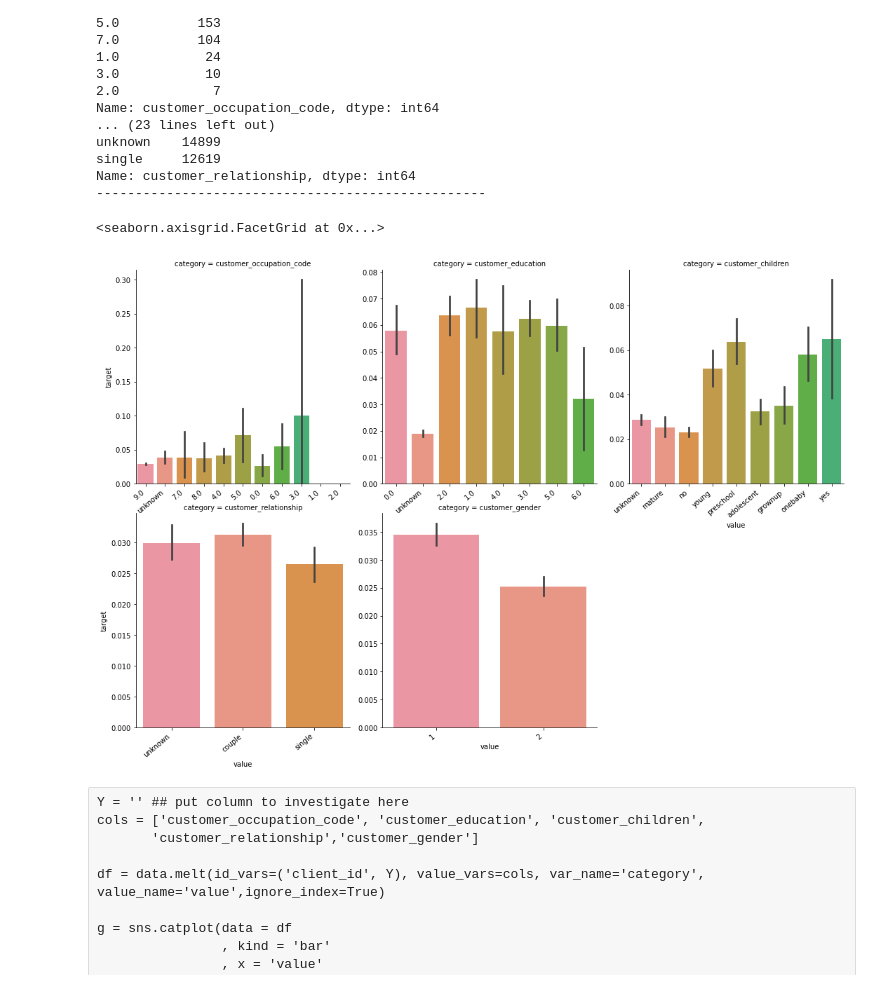
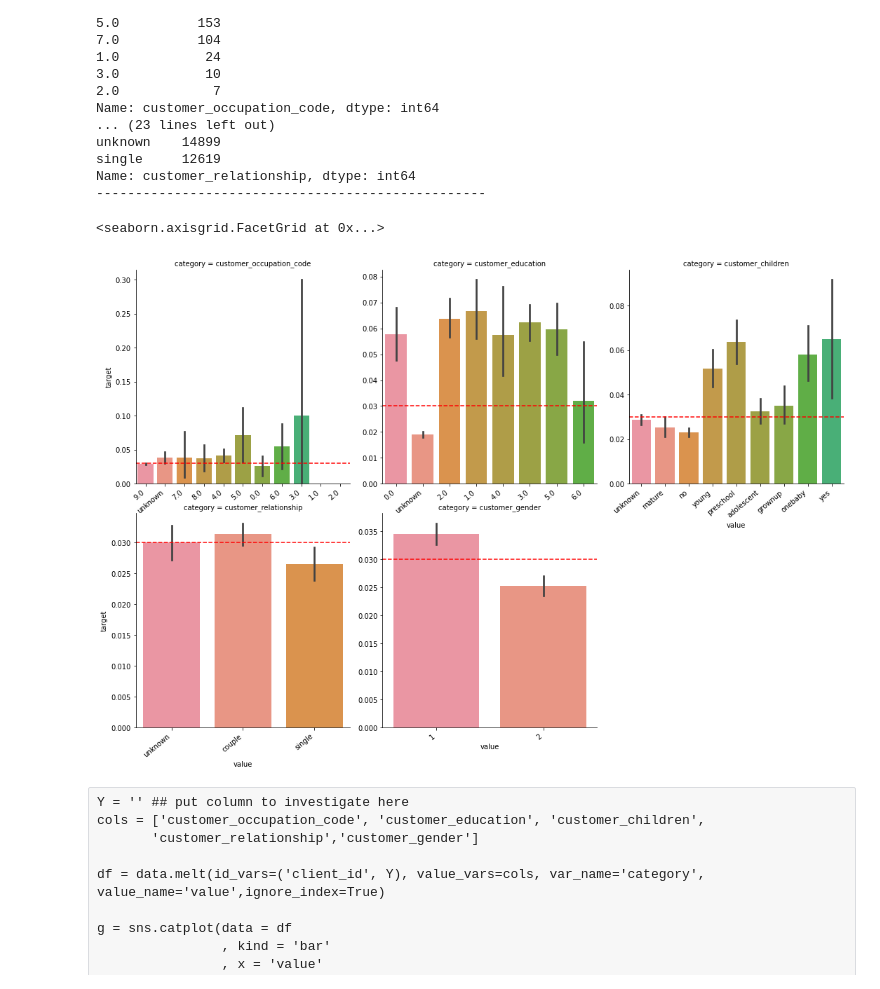
Before and after one commit to DPintacasi/BA1_Churn, a Jupyter notebook: notebooks/eda/explore.ipynb, the cells around one changed output. Saved outputs shown, nothing was run; the diff lists cells and outputs as text; code cells hidden in the pictures.

```diff
--- a/notebooks/eda/explore.ipynb
+++ b/notebooks/eda/explore.ipynb
@@ -516,24 +516,25 @@ Name: customer_relationship, dtype: int64
 # %%
 Y = 'target'
 cols = ['customer_occupation_code', 'customer_education', 'customer_children',
        'customer_relationship','customer_gender']
 
 df = data.melt(id_vars=('client_id', Y), value_vars=cols, var_name='category', value_name='value',ignore_index=True)
 
 g = sns.catplot(data = df
                 , kind = 'bar'
                 , x = 'value'
                 , y = Y
                 , col = 'category'
                 , sharey = False
                 , sharex = False
                 , col_wrap = 3
                )
+g.map(plt.axhline, y=0.03, ls='--', c='red')
 g.set_xticklabels(rotation=40, ha="right")
 g.set_ylabels(None)
 # %% [output]
 <seaborn.axisgrid.FacetGrid at 0x...>
-[figure, old version]
+[figure, new version]
 # %% [raw]
 Y = '' ## put column to investigate here
 cols = ['customer_occupation_code', 'customer_education', 'customer_children',
```
